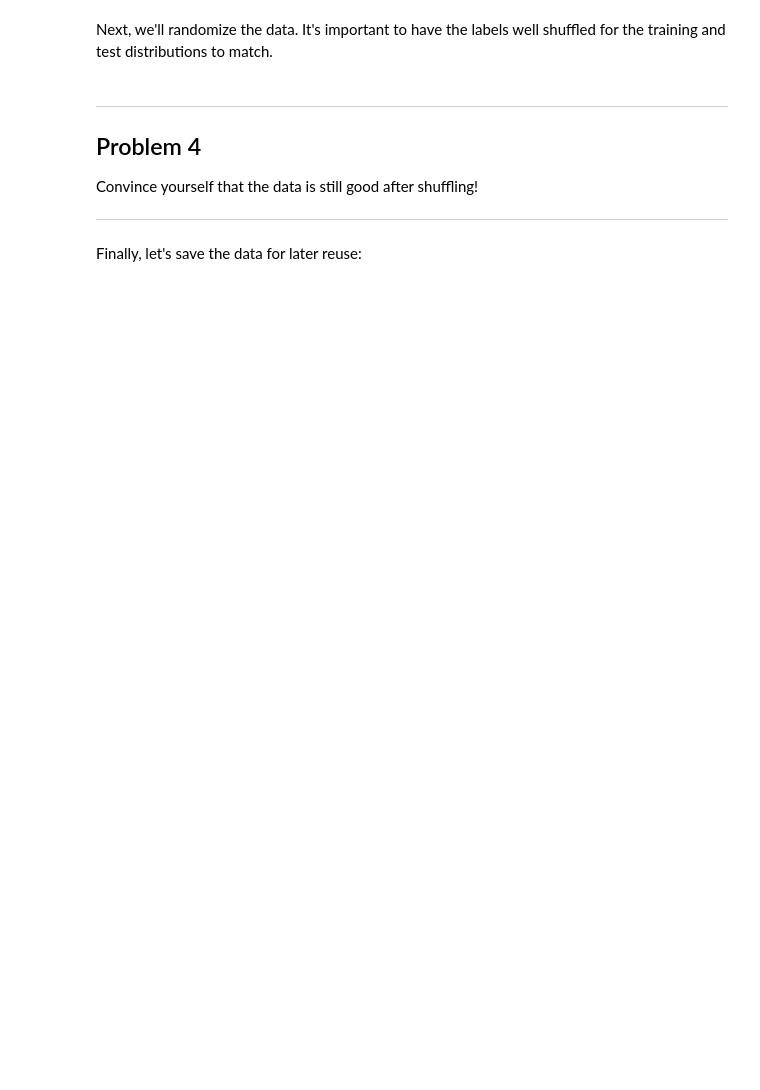
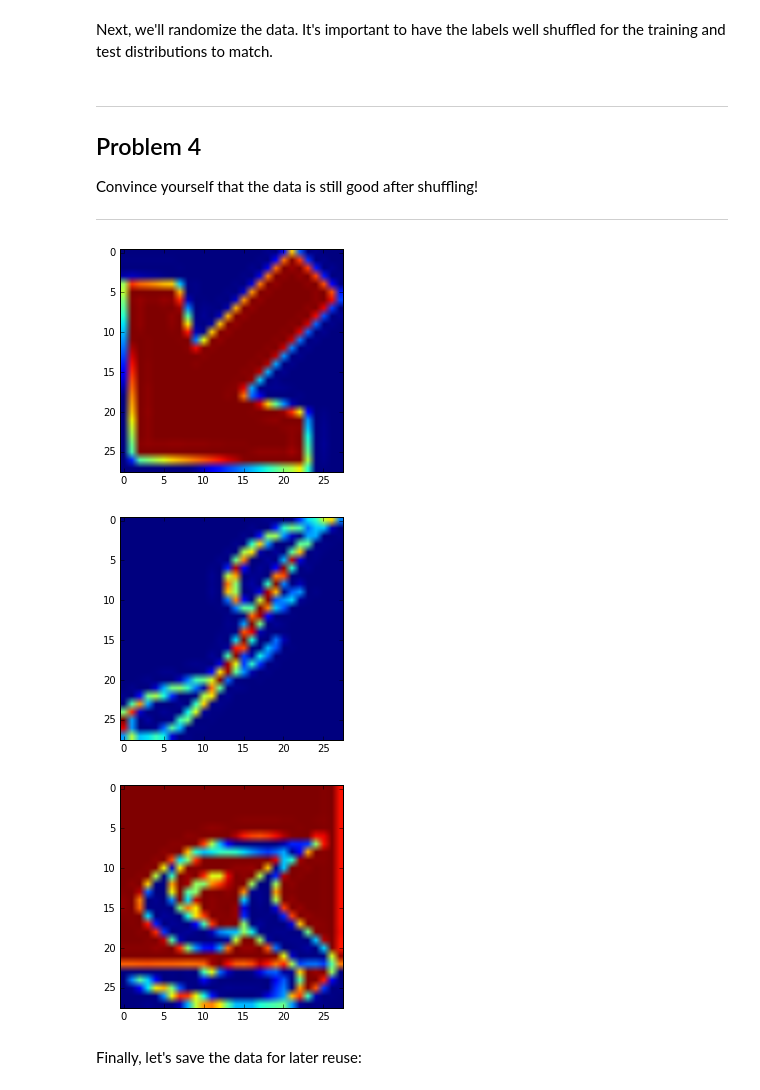
Before and after one commit to carlosgalvezp/Udacity-Deep-Learning, a Jupyter notebook: assignments/1_notmnist.ipynb, the cells around one changed output. Saved outputs shown, nothing was run; the diff lists cells and outputs as text; code cells hidden in the pictures; blank space fills up the shorter version.

```diff
--- a/assignments/1_notmnist.ipynb
+++ b/assignments/1_notmnist.ipynb
@@ -207,3 +228,12 @@ Problem 3
 Another check: we expect the data to be balanced across classes. Verify that.
 
 ---
+# %%
+# Goal: read every pickle file and check the number of images it
+# contains. It should be exactly the same
+for i in range(len(train_datasets)):
+    pickle_file = train_datasets[i]
+
+    with open(pickle_file, 'rb') as f:
+        letter_set = pickle.load(f)
+        print('Letter %c: %d' % (ord('A') + i, len(letter_set)))
@@ -288,6 +329,27 @@ Problem 4
 Convince yourself that the data is still good after shuffling!
 
 ---
+# %%
+# Display 3 images from train dataset and check they are suffled
+img1 = train_dataset[0, :, :]
+img2 = train_dataset[1, :, :]
+img3 = train_dataset[2, :, :]
+
+plt.figure()
+plt.imshow(img1)
+plt.show()
+
+plt.figure()
+plt.imshow(img2)
+plt.show()
+
+plt.figure()
+plt.imshow(img3)
+plt.show()
+# %% [output]
+[figure, added]
+[figure, added]
+[figure, added]
 # %% [markdown]
 Finally, let's save the data for later reuse:
 # %%
```
Also changed, not shown: parts of 10 cells of this notebook.
